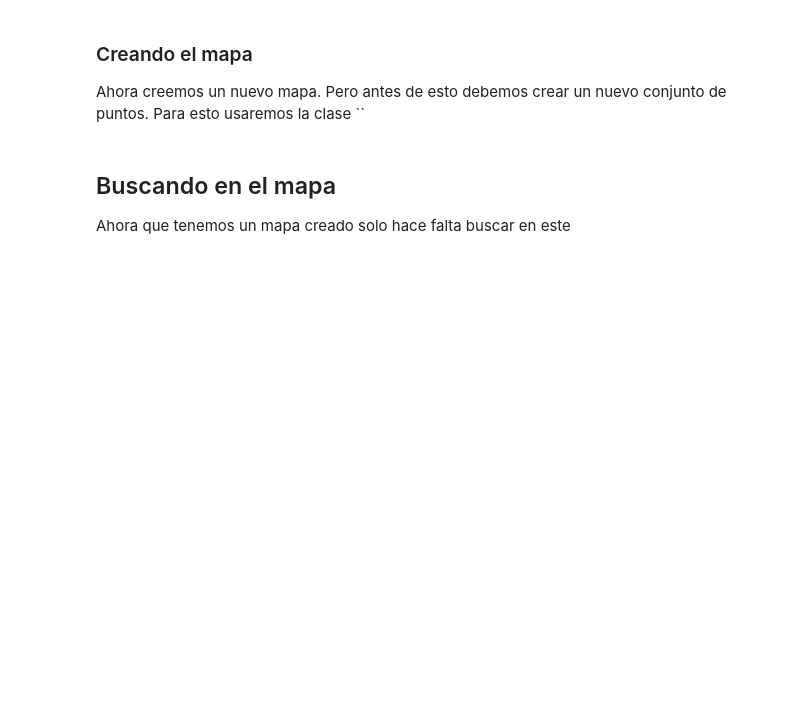
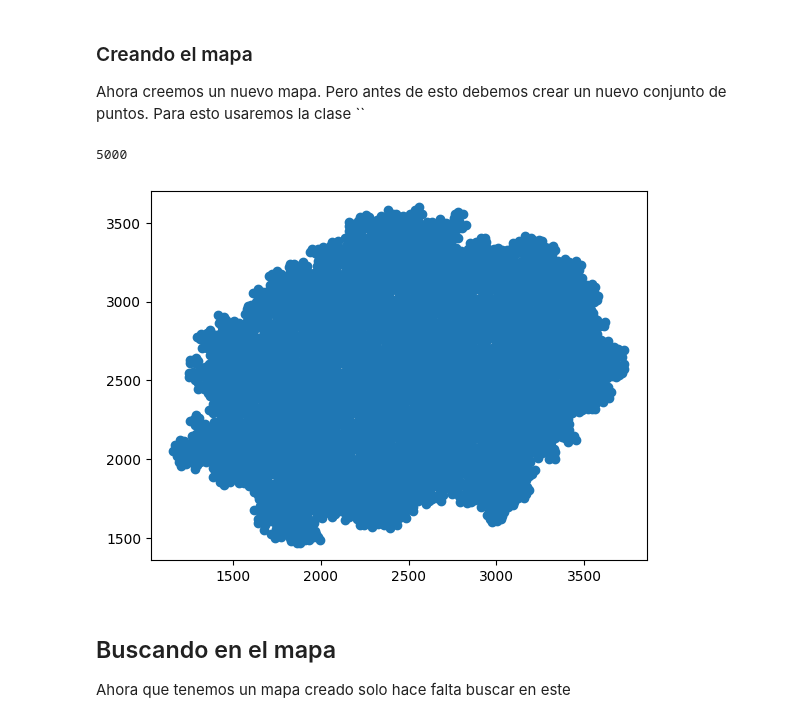
Before and after one commit to HackHubUni/AI_SIM-Final-Proyect, a Jupyter notebook: supply_chain/Map search example.ipynb, the cells around one changed output. Saved outputs shown, nothing was run; the diff lists cells and outputs as text; code cells hidden in the pictures; blank space fills up the shorter version.

```diff
--- a/supply_chain/Map search example.ipynb
+++ b/supply_chain/Map search example.ipynb
@@ -9,12 +9,15 @@ Ahora creemos un nuevo mapa. Pero antes de esto debemos crear un nuevo conjunto
 # %%
 from supply_chain.products.specific_products.base_products.pizza_base_products import PizzaDough
 from utils.points_generators import poisson_disc_sampling
 import matplotlib.pyplot as plt
 import random as rnd
 
-points = poisson_disc_sampling(10 + 5 + 5 + 20, (0, 0), (5000, 5000), 20, 20)
+points = poisson_disc_sampling(5000 , (0, 0), (5000, 5000), 20, 20)
 plt.scatter([p[0] for p in points], [p[1] for p in points])
 print(len(points))
+# %% [output]
+5000
+[figure, added]
 # %%
 def plot_map(
         points: tuple[float, float],
```
Also changed, not shown: 30 other files.
